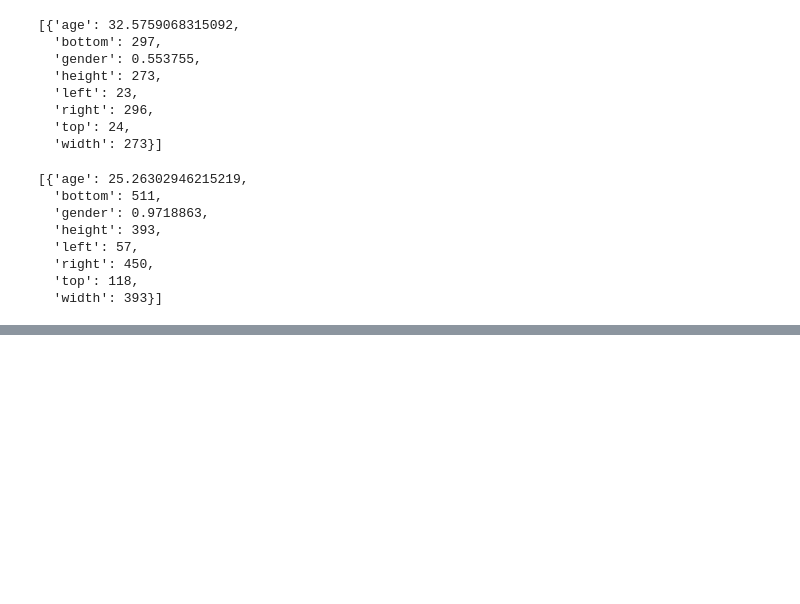
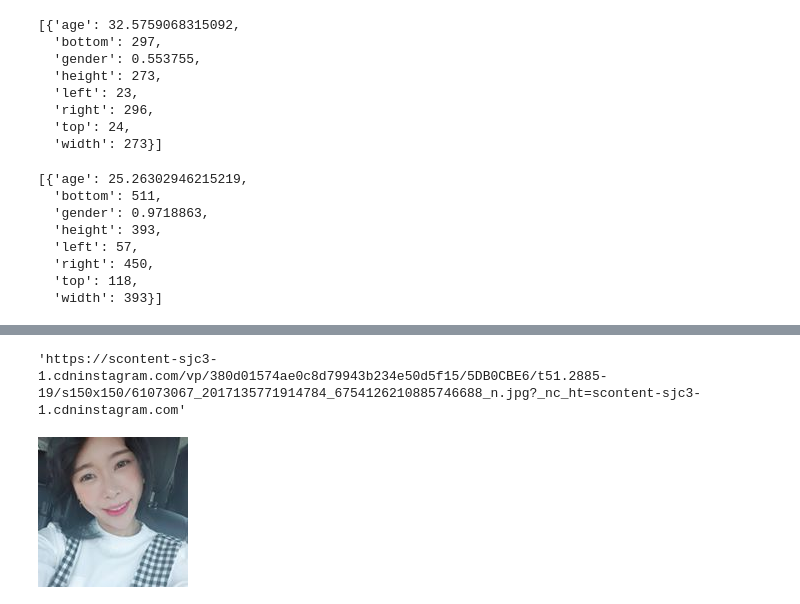
Before and after one commit to ko9ma7/BTXGH, a Jupyter notebook: Pyagender.ipynb, the cells around one changed output, grey strips where cells are left out. Saved outputs shown, nothing was run; the diff lists cells and outputs as text; code cells hidden in the pictures; blank space fills up the shorter version.

Commit message:
Colaboratory를 통해 생성됨

```diff
--- a/Pyagender.ipynb
+++ b/Pyagender.ipynb
@@ -231,0 +248,3 @@ face
+# %%
+followers = pd.read_csv("followers_chaerin.csv.csv", encoding='utf-8')
+followers.head(3)
@@ -231,0 +256,18 @@ face
+# %%
+img_sample = followers['imgUrl'][5]
+img_sample
+# %% [output]
+'https://scontent-sjc3-1.cdninstagram.com/vp/380d01574ae0c8d79943b234e50d5f15/5DB0CBE6/t51.2885-19/s150x150/61073067_2017135771914784_6754126210885746688_n.jpg?_nc_ht=scontent-sjc3-1.cdninstagram.com'
+# %%
+from urllib.request import urlopen
+import numpy as np
+
+req = urlopen(img_sample)
+arr = np.asarray(bytearray(req.read()), dtype=np.uint8)
+img = cv2.imdecode(arr, -1)
+
+from google.colab.patches import cv2_imshow
+
+cv2_imshow(img)
+# %% [output]
+[figure, added]
```
Also changed, not shown: parts of 21 cells of this notebook.
